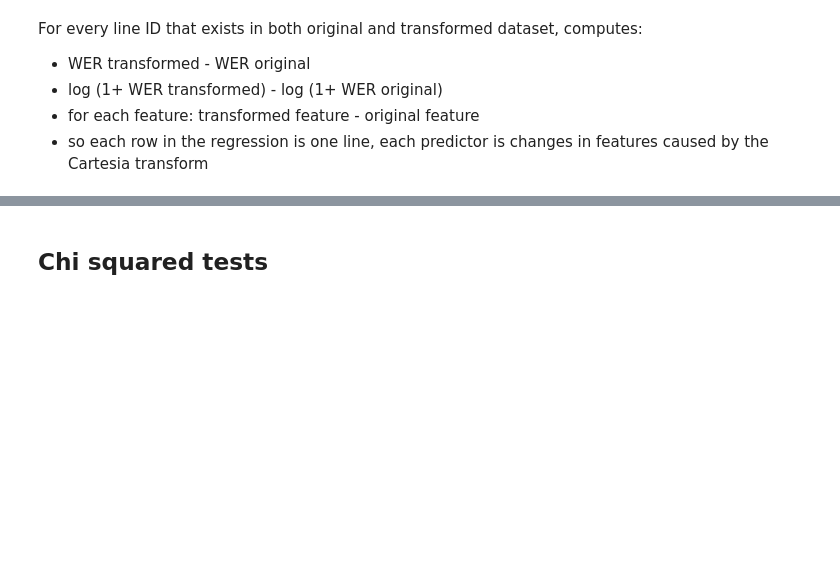
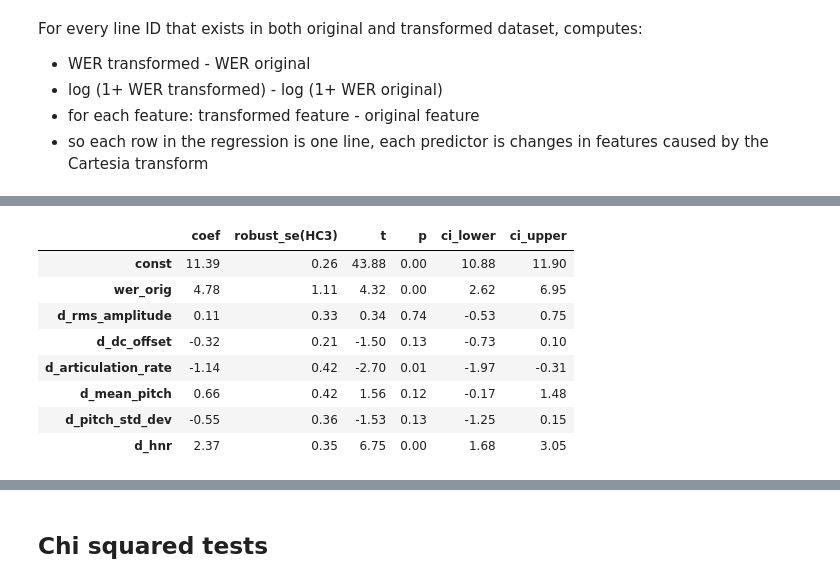
Before and after one commit to dianesarkis1/ASR-Analysis, a Jupyter notebook: inference_analysis.ipynb, the cells around one changed output, grey strips where cells are left out. Drawn from its saved outputs; the diff is of its cells as text; code cells hidden in the pictures; blank space fills up the shorter version.

```diff
--- a/inference_analysis.ipynb
+++ b/inference_analysis.ipynb
@@ -680,0 +771,81 @@ ValueError: Passing extra keyword arguments to RidgeCV.fit is only supported if
+# %%
+# === Regression: WER_trans ~ WER_orig + Δfeatures (HC3), raw and log1p ===
+import pandas as pd
+import numpy as np
+import statsmodels.api as sm
+from scipy.stats import pearsonr
+
+def run_wer_map_regression(language_key, d, use_log=False):
+    """
+    language_key: 'french' or 'spanish'
+    d: all_results[language_key] dict with 'orig' and 'trans'
+    use_log: False -> raw WER, True -> log1p(WER)
+    """
+    # Align by line_id within the language
+    orig = d["orig"].copy()
+    trans = d["trans"].copy()
+    merged = pd.merge(
+        orig, trans,
+        on="line_id", suffixes=("_orig", "_trans")
+    )
+    if merged.empty:
+        print(f"{language_key}: no line-level overlap to regress on.")
+        return None, None
+
+    # Build Δ-features
+    dcols = []
+    for col in FEATURES:
+        dname = f"d_{col}"
+        merged[dname] = merged[f"{col}_trans"] - merged[f"{col}_orig"]
+        dcols.append(dname)
+
+    # Outcome and baseline predictor
+    if use_log:
+        y = np.log1p(merged["wer_score_trans"])
+        x_base = np.log1p(merged["wer_score_orig"])
+        outcome_label = "log1p(WER_trans) ~ log1p(WER_orig) + Δfeatures"
+    else:
+        y = merged["wer_score_trans"]
+        x_base = merged["wer_score_orig"]
+        outcome_label = "WER_trans ~ WER_orig + Δfeatures"
+
+    # Correlation between original and transformed WER (sanity check)
+    r, p = pearsonr(x_base, y)
+    print(f"\n[{language_key.upper()}] Correlation (orig vs trans) "
+          f"{'on log1p scale' if use_log else 'raw'}: r = {r:.3f}, p = {p:.3g}")
+
+    # Design matrix: standardize predictors for comparability
+    X = pd.DataFrame({"wer_orig": x_base})
+    for dname in dcols:
+        X[dname] = merged[dname]
+
+    X = (X - X.mean()) / (X.std(ddof=0) + 1e-12)
+    X = sm.add_constant(X)
+
+    # Fit OLS with HC3 robust SEs
+    model = sm.OLS(y, X).fit(cov_type="HC3")
+
+    # Tidy 2-decimal table
+    tab = pd.DataFrame({
+        "coef": model.params.round(2),
+        "robust_se(HC3)": model.bse.round(2),
+        "t": model.tvalues.round(2),
+        "p": model.pvalues.round(2),
+    })
+    ci = model.conf_int().round(2)
+    tab["ci_lower"] = ci[0]
+    tab["ci_upper"] = ci[1]
+
+    print(f"[{language_key.upper()}] {outcome_label}")
+    print(f"R^2: {model.rsquared:.3f}   Adj R^2: {model.rsquared_adj:.3f}   N: {int(model.nobs)}")
+    display(tab)
+
+    return model, tab
+
+# --- Run for both languages, raw and log1p ---
+fr_raw_model,  fr_raw_tab  = run_wer_map_regression("french",  all_results["french"],  use_log=False)
+fr_log_model,  fr_log_tab  = run_wer_map_regression("french",  all_results["french"],  use_log=True)
+
+es_raw_model,  es_raw_tab  = run_wer_map_regression("spanish", all_results["spanish"], use_log=False)
+es_log_model,  es_log_tab  = run_wer_map_regression("spanish", all_results["spanish"], use_log=True)
+# %% [output]
@@ -680,0 +855,9 @@ ValueError: Passing extra keyword arguments to RidgeCV.fit is only supported if
+|  | coef | robust_se(HC3) | t | p | ci_lower | ci_upper |
+| const | 11.39 | 0.26 | 43.88 | 0.00 | 10.88 | 11.90 |
+| wer_orig | 4.78 | 1.11 | 4.32 | 0.00 | 2.62 | 6.95 |
+| d_rms_amplitude | 0.11 | 0.33 | 0.34 | 0.74 | -0.53 | 0.75 |
+| d_dc_offset | -0.32 | 0.21 | -1.50 | 0.13 | -0.73 | 0.10 |
+| d_articulation_rate | -1.14 | 0.42 | -2.70 | 0.01 | -1.97 | -0.31 |
+| d_mean_pitch | 0.66 | 0.42 | 1.56 | 0.12 | -0.17 | 1.48 |
+| d_pitch_std_dev | -0.55 | 0.36 | -1.53 | 0.13 | -1.25 | 0.15 |
+| d_hnr | 2.37 | 0.35 | 6.75 | 0.00 | 1.68 | 3.05 |
```
Also changed, not shown: parts of 11 cells of this notebook.
